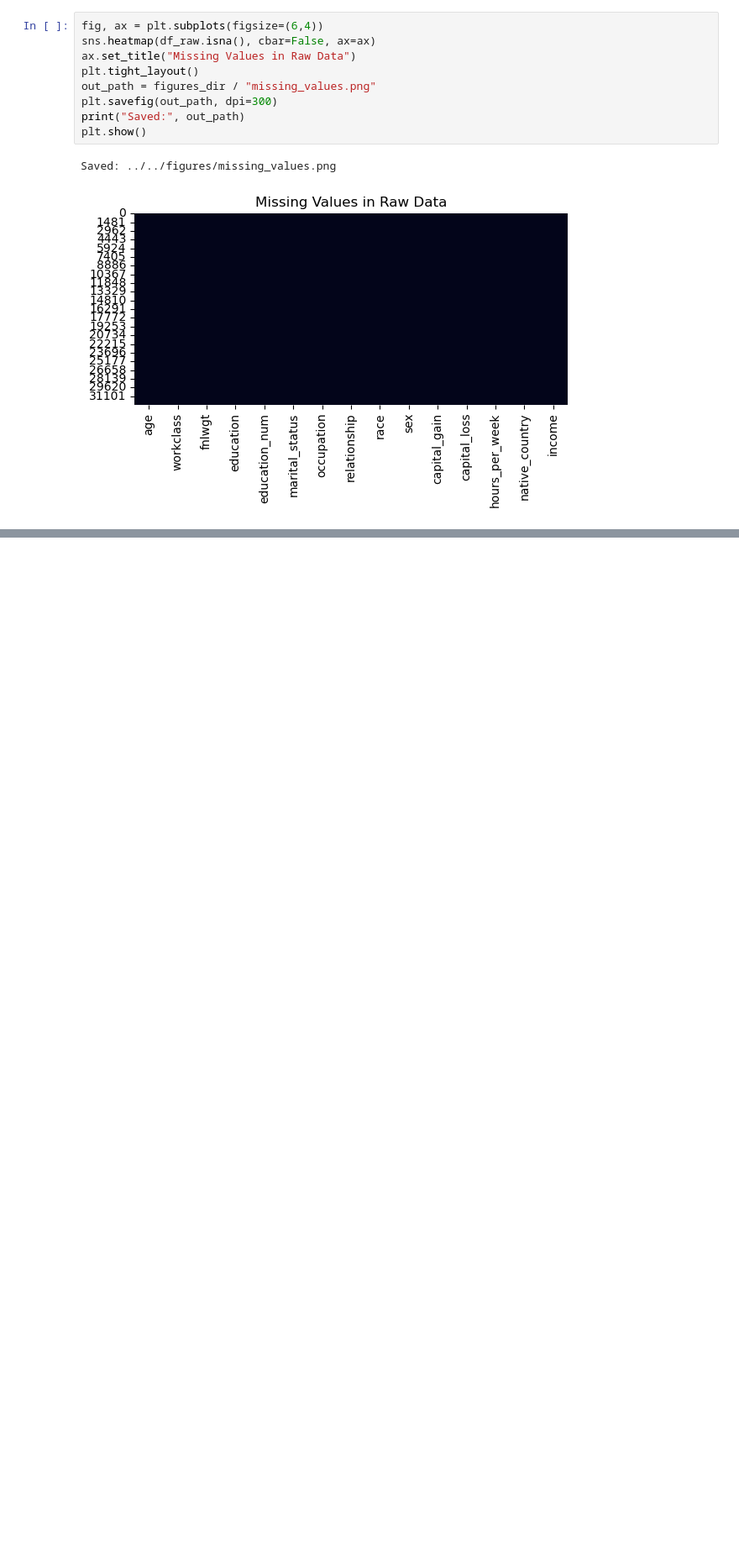
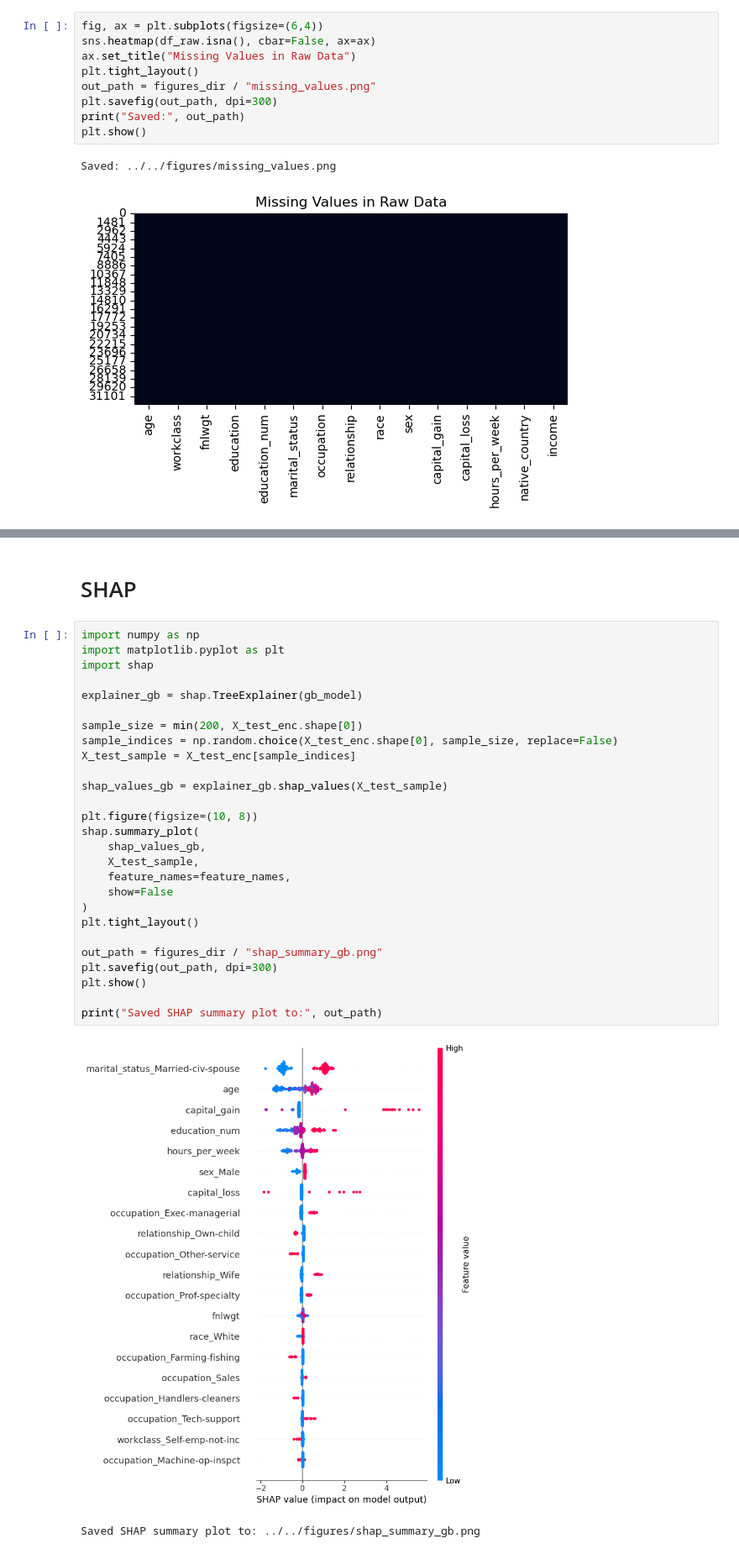
Before and after one commit to JakeRoll04/cmse492_project, a Jupyter notebook: notebooks/exploratory/exploratory_analysis.ipynb, the cells around one changed output, grey strips where cells are left out. Shown at 84% size. Drawn from its saved outputs; the diff is of its cells as text; blank space fills up the shorter version.

```diff
--- a/notebooks/exploratory/exploratory_analysis.ipynb
+++ b/notebooks/exploratory/exploratory_analysis.ipynb
@@ -169,0 +450,32 @@ weighted avg       0.85      0.86      0.85      6513
+# %% [markdown]
+# SHAP
+# %%
+import numpy as np
+import matplotlib.pyplot as plt
+import shap
+
+explainer_gb = shap.TreeExplainer(gb_model)
+
+sample_size = min(200, X_test_enc.shape[0])
+sample_indices = np.random.choice(X_test_enc.shape[0], sample_size, replace=False)
+X_test_sample = X_test_enc[sample_indices]
+
+shap_values_gb = explainer_gb.shap_values(X_test_sample)
+
+plt.figure(figsize=(10, 8))
+shap.summary_plot(
+    shap_values_gb,
+    X_test_sample,
+    feature_names=feature_names,
+    show=False
+)
+plt.tight_layout()
+
+out_path = figures_dir / "shap_summary_gb.png"
+plt.savefig(out_path, dpi=300)
+plt.show()
+
+print("Saved SHAP summary plot to:", out_path)
+# %% [output]
+[figure, added]
+Saved SHAP summary plot to: ../../figures/shap_summary_gb.png
```
Also changed, not shown: parts of 15 cells of this notebook, 15 other files.
